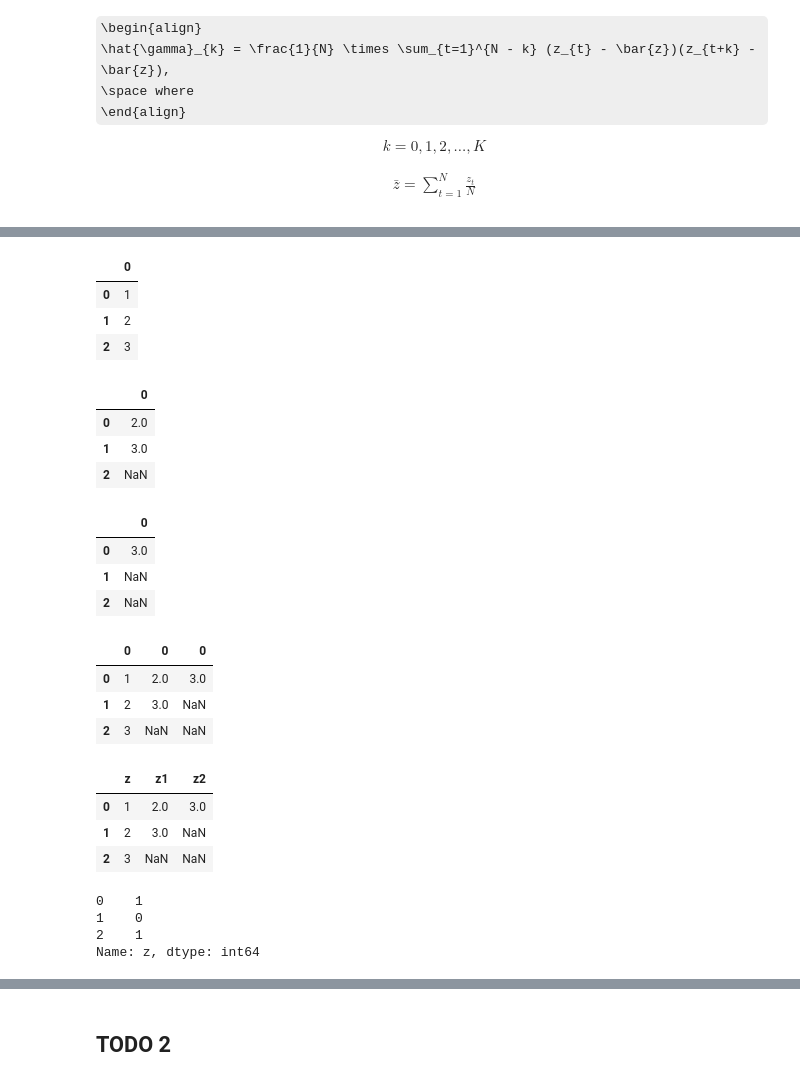
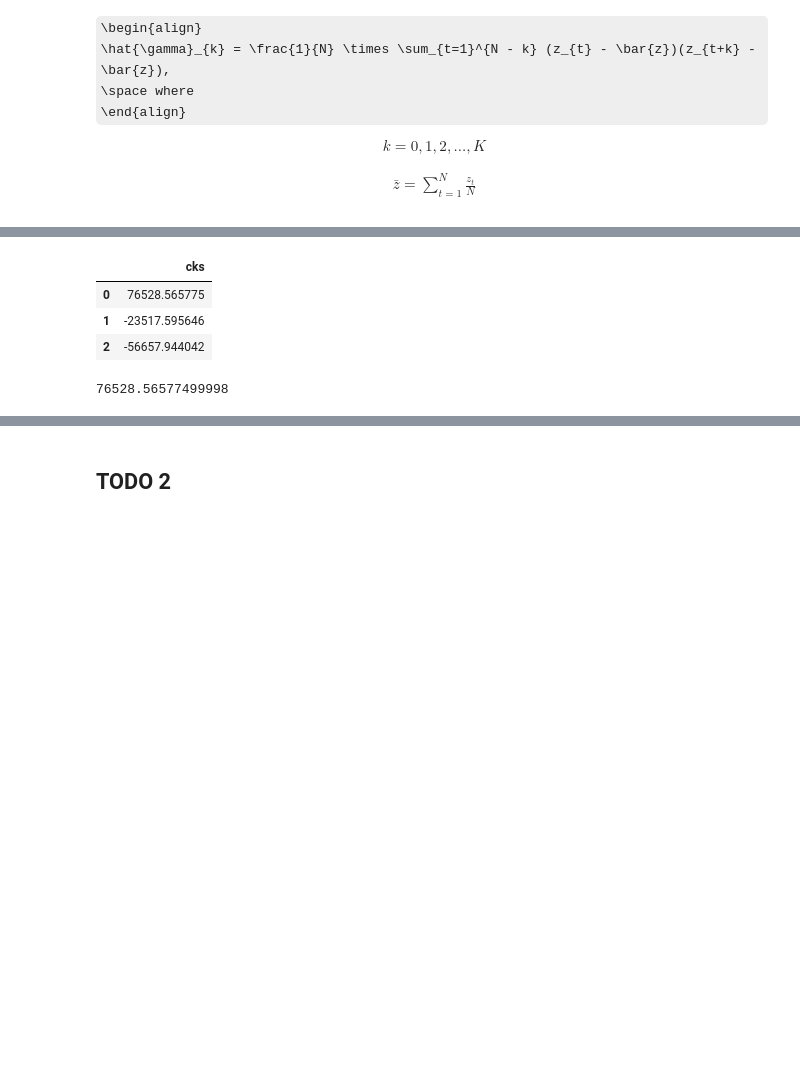
Before and after one commit to Brinkley97/book-forecasting_and_control, a Jupyter notebook: part_1/2-autocorrelation_func_and_spectrum_of_stationary_process/exercises/2.4.3.ipynb, the cells around one changed output, grey strips where cells are left out. Drawn from its saved outputs; the diff is of its cells as text; code cells hidden in the pictures; some formulas as TeX source; blank space fills up the shorter version.

```diff
--- a/part_1/2-autocorrelation_func_and_spectrum_of_stationary_process/exercises/2.4.3.ipynb
+++ b/part_1/2-autocorrelation_func_and_spectrum_of_stationary_process/exercises/2.4.3.ipynb
@@ -44,0 +61,4 @@ data
+# %%
+df = pd.concat([data, data.shift(-1), data.shift(-2)], axis = 1)
+df.columns=["zt", "zt+1", "zt+2"]
+print(df)
@@ -59,7 +96,9 @@ k = 0, 1, 2,..., K
 \bar{z} = \sum_{t=1}^{N} \frac{z_t}{N}
 \end{align}
 # %%
-sample_mean = data.mean()
-# sample_mean = (data / len(data)).sum()
-sample_mean
+N = len(df)
+print(N)
+sample_mean = df["zt"].mean()
+print(sample_mean)
+print(df)
 # %% [output]
@@ -68,3 +120,0 @@ dtype: float64
-# %%
-N = len(data)
-N
@@ -72,0 +121,3 @@ N
+# %%
+new_df = df - sample_mean
+new_df
@@ -73,48 +138,16 @@ N
 # %%
-z_t = data
-z_t
+zt_vs_zt = (new_df["zt"] * new_df["zt"]).sum() / N
+zt_vs_zt1 = (new_df["zt"] * new_df["zt+1"]).sum() / N
+zt_vs_zt2 = (new_df["zt"] * new_df["zt+2"]).sum() / N
+c_ks = pd.DataFrame([zt_vs_zt, zt_vs_zt1, zt_vs_zt2], columns=["cks"])
+c_ks
 # %% [output]
-|  | 0 |
-| 0 | 1 |
-| 1 | 2 |
-| 2 | 3 |
+|  | cks |
+| 0 | 76528.565775 |
+| 1 | -23517.595646 |
+| 2 | -56657.944042 |
-# %%
-z_t_1 = data.shift(-1)
-z_t_1
-# %% [output]
-|  | 0 |
-| 0 | 2.0 |
-| 1 | 3.0 |
-| 2 | NaN |
 # %%
-z_t_2 = data.shift(-2)
-z_t_2
+c_not = c_ks.loc[:, "cks"][0]
+c_not
 # %% [output]
-|  | 0 |
-| 0 | 3.0 |
-| 1 | NaN |
-| 2 | NaN |
+76528.56577499998
-# %%
-df = pd.concat([z_t, z_t_1, z_t_2], axis = 1)
-df
-# %% [output]
-|  | 0 | 0 | 0 |
-| 0 | 1 | 2.0 | 3.0 |
-| 1 | 2 | 3.0 | NaN |
-| 2 | 3 | NaN | NaN |
-# %%
-df.columns=["z", "z1", "z2"]
-df
-# %% [output]
-|  | z | z1 | z2 |
-| 0 | 1 | 2.0 | 3.0 |
-| 1 | 2 | 3.0 | NaN |
-| 2 | 3 | NaN | NaN |
-# %%
-a = (df["z"] - 2) * (df["z"] - 2)
-a
-# %% [output]
-0    1
-1    0
-2    1
-Name: z, dtype: int64
```
Also changed, not shown: parts of 19 cells of this notebook, 1 other file.
